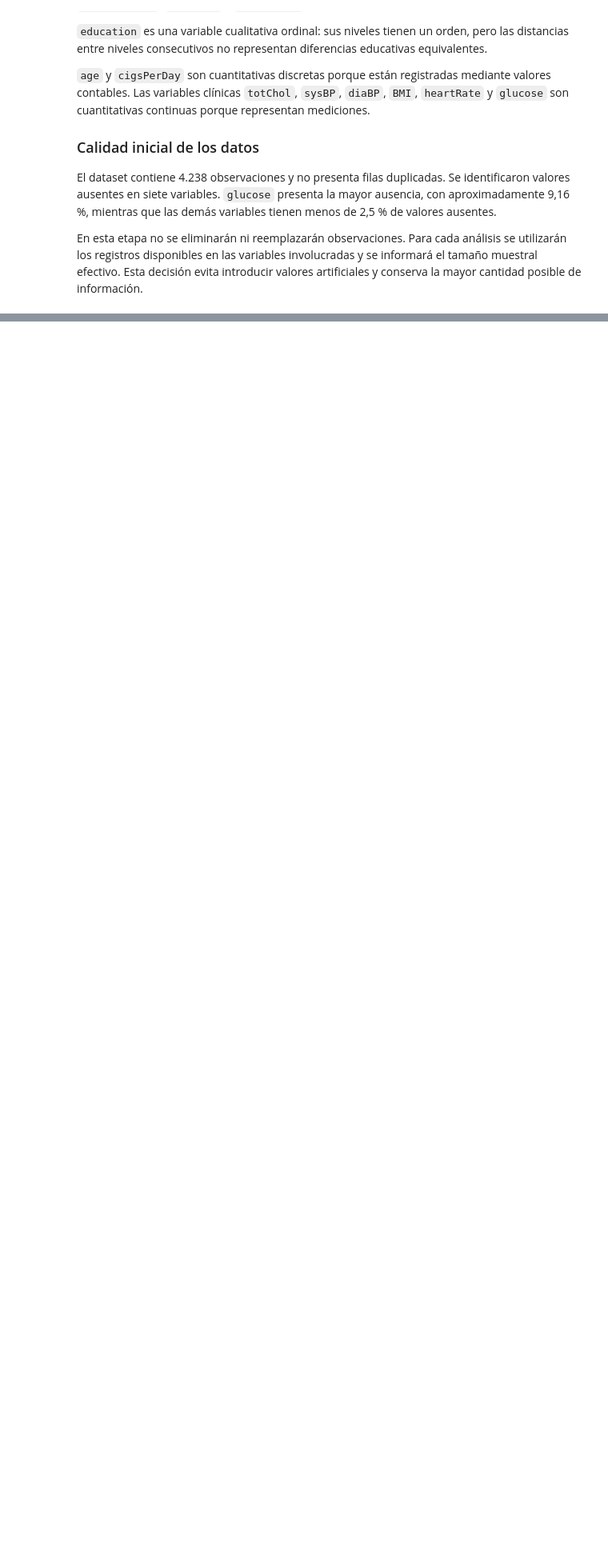
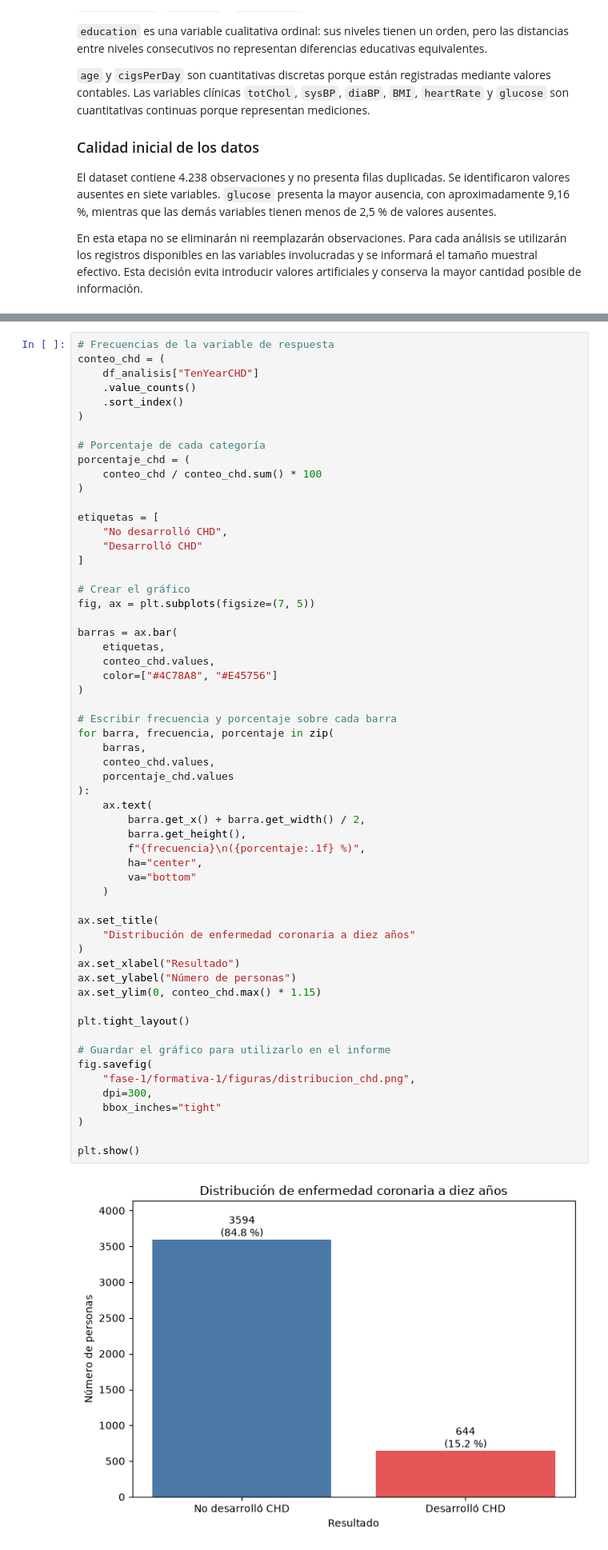
Before and after one commit to alexander-seor/MCDI501-Proyecto-Framingham, a Jupyter notebook: fase-1/formativa-1/notebooks/formativa_1_framingham.ipynb, the cells around one changed output, grey strips where cells are left out. Shown at 80% size. Drawn from its saved outputs; the diff is of its cells as text; blank space fills up the shorter version.

Commit message:
Completa analisis de la Formativa 1

```diff
--- a/fase-1/formativa-1/notebooks/formativa_1_framingham.ipynb
+++ b/fase-1/formativa-1/notebooks/formativa_1_framingham.ipynb
@@ -240,0 +470,60 @@ En esta etapa no se eliminarán ni reemplazarán observaciones. Para cada análi
+# %%
+# Frecuencias de la variable de respuesta
+conteo_chd = (
+    df_analisis["TenYearCHD"]
+    .value_counts()
+    .sort_index()
+)
+
+# Porcentaje de cada categoría
+porcentaje_chd = (
+    conteo_chd / conteo_chd.sum() * 100
+)
+
+etiquetas = [
+    "No desarrolló CHD",
+    "Desarrolló CHD"
+]
+
+# Crear el gráfico
+fig, ax = plt.subplots(figsize=(7, 5))
+
+barras = ax.bar(
+    etiquetas,
+    conteo_chd.values,
+    color=["#4C78A8", "#E45756"]
+)
+
+# Escribir frecuencia y porcentaje sobre cada barra
+for barra, frecuencia, porcentaje in zip(
+    barras,
+    conteo_chd.values,
+    porcentaje_chd.values
+):
+    ax.text(
+        barra.get_x() + barra.get_width() / 2,
+        barra.get_height(),
+        f"{frecuencia}\n({porcentaje:.1f} %)",
+        ha="center",
+        va="bottom"
+    )
+
+ax.set_title(
+    "Distribución de enfermedad coronaria a diez años"
+)
+ax.set_xlabel("Resultado")
+ax.set_ylabel("Número de personas")
+ax.set_ylim(0, conteo_chd.max() * 1.15)
+
+plt.tight_layout()
+
+# Guardar el gráfico para utilizarlo en el informe
+fig.savefig(
+    "fase-1/formativa-1/figuras/distribucion_chd.png",
+    dpi=300,
+    bbox_inches="tight"
+)
+
+plt.show()
+# %% [output]
+[figure, added]
```
Also changed, not shown: parts of 26 cells of this notebook, 4 other files.
